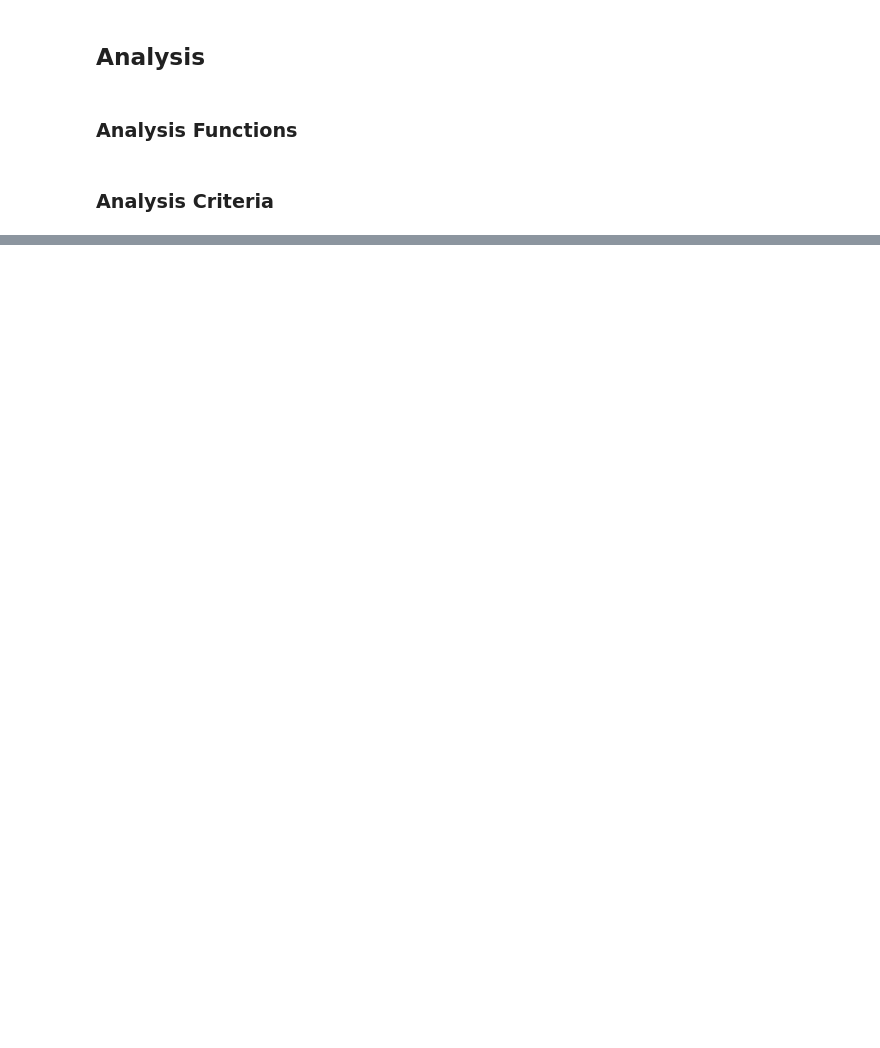
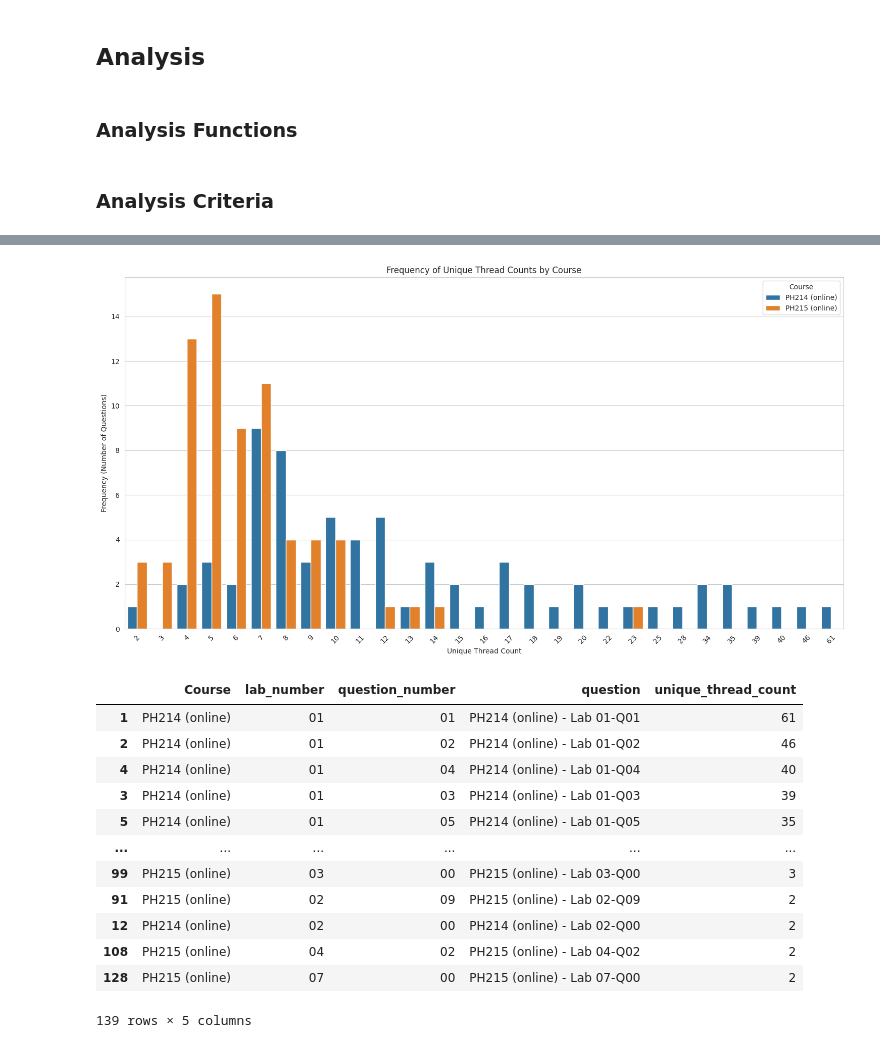
Before and after one commit to PeaceAndLongLife/Analysis-Colab, a Jupyter notebook: notebooks/Data_transcript_statistics.ipynb, the cells around one changed output, grey strips where cells are left out. Saved outputs shown, nothing was run; the diff lists cells and outputs as text; code cells hidden in the pictures; blank space fills up the shorter version.

```diff
--- a/notebooks/Data_transcript_statistics.ipynb
+++ b/notebooks/Data_transcript_statistics.ipynb
@@ -251,3 +522,37 @@ display(thread_counts_df.sort_values(by=['unique_thread_count'], ascending=False
+# %%
+import matplotlib.pyplot as plt
+import seaborn as sns
+
+# Set the style for the plot
+sns.set_style("whitegrid")
+
+# Preprocess data to count frequencies for barplot
+barplot_data = thread_counts_df.groupby(['Course', 'unique_thread_count']).size().reset_index(name='frequency')
+
+plt.figure(figsize=(15, 8))
+sns.barplot(data=barplot_data, x='unique_thread_count', y='frequency', hue='Course', dodge=True)
+plt.title('Frequency of Unique Thread Counts by Course')
+plt.xlabel('Unique Thread Count')
+plt.ylabel('Frequency (Number of Questions)')
+plt.xticks(rotation=45)
+plt.tight_layout()
+plt.show()
+display(thread_counts_df.sort_values(by=['unique_thread_count'], ascending=False))
+# %% [output]
+[figure, added]
+|  | Course | lab_number | question_number | question | unique_thread_count |
+| 1 | PH214 (online) | 01 | 01 | PH214 (online) - Lab 01-Q01 | 61 |
+| 2 | PH214 (online) | 01 | 02 | PH214 (online) - Lab 01-Q02 | 46 |
+| 4 | PH214 (online) | 01 | 04 | PH214 (online) - Lab 01-Q04 | 40 |
+| 3 | PH214 (online) | 01 | 03 | PH214 (online) - Lab 01-Q03 | 39 |
+| 5 | PH214 (online) | 01 | 05 | PH214 (online) - Lab 01-Q05 | 35 |
+| ... | ... | ... | ... | ... | ... |
+| 99 | PH215 (online) | 03 | 00 | PH215 (online) - Lab 03-Q00 | 3 |
+| 91 | PH215 (online) | 02 | 09 | PH215 (online) - Lab 02-Q09 | 2 |
+| 12 | PH214 (online) | 02 | 00 | PH214 (online) - Lab 02-Q00 | 2 |
+| 108 | PH215 (online) | 04 | 02 | PH215 (online) - Lab 04-Q02 | 2 |
+| 128 | PH215 (online) | 07 | 00 | PH215 (online) - Lab 07-Q00 | 2 |
+139 rows × 5 columns
 # %%
 # @title count conversations by lab_number {"form-width":"20%"}
 drop_counts_under = 0 # @param {"type":"slider","min":0,"max":100,"step":1}
```
Also changed, not shown: parts of 21 cells of this notebook.
